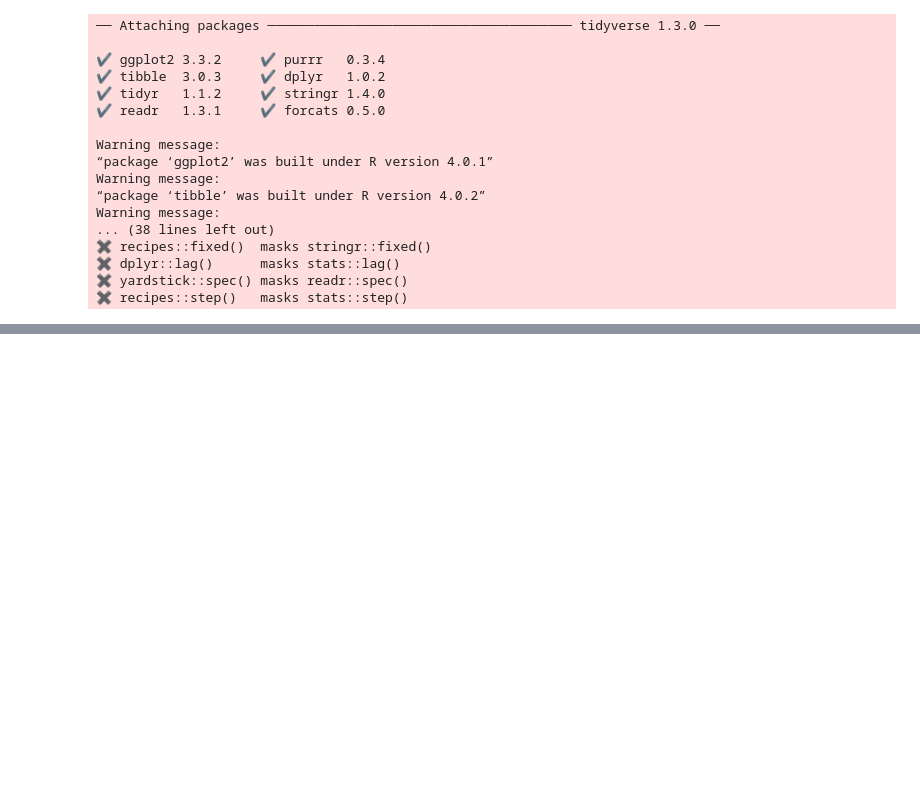
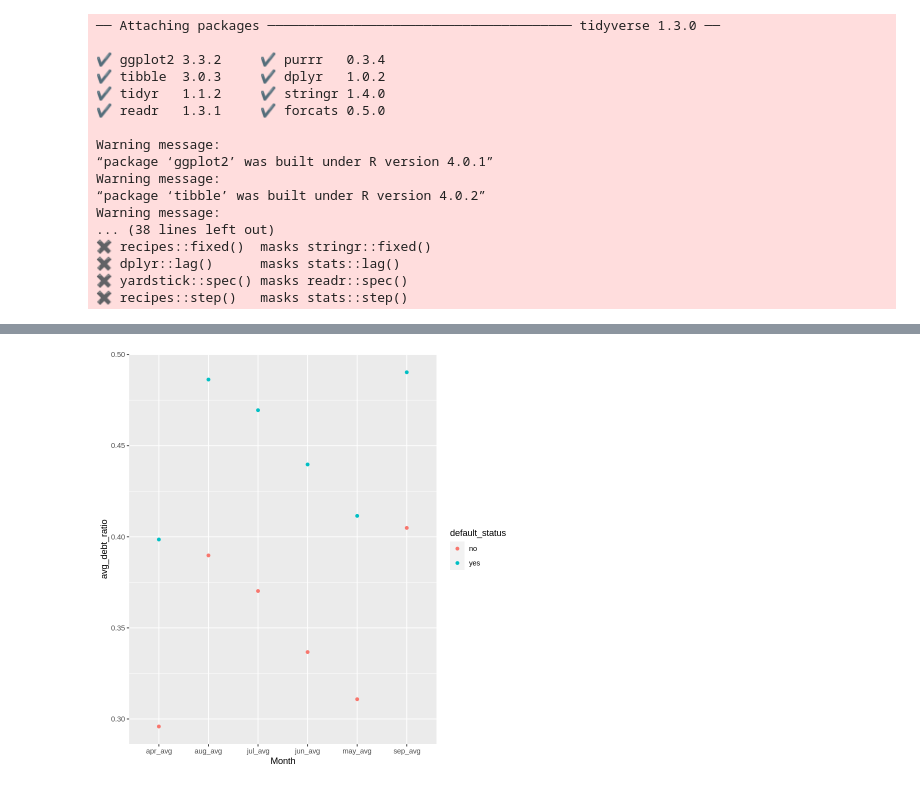
Before and after one commit to jorosafi/dsci-group-project, a Jupyter notebook: rodrigos-sandbox.ipynb, the cells around one changed output, grey strips where cells are left out. Cells and saved outputs as stored; diff of their text form; code cells hidden in the pictures; blank space fills up the shorter version.

```diff
--- a/rodrigos-sandbox.ipynb
+++ b/rodrigos-sandbox.ipynb
@@ -68,0 +70,14 @@ A tibble: 6 × 8
+# %%
+ratio_averages = df_default %>%
+    group_by(default_status) %>%
+    summarize(apr_avg = mean(apr_debt_ratio),
+              may_avg = mean(may_debt_ratio),
+              may_avg = mean(may_debt_ratio),
+              jun_avg = mean(jun_debt_ratio),
+              jul_avg = mean(jul_debt_ratio),
+              aug_avg = mean(aug_debt_ratio),
+              sep_avg = mean(sep_debt_ratio)) %>%
+    pivot_longer(cols = apr_avg:sep_avg,
+                 names_to = "Month",
+                 values_to = "avg_debt_ratio")
+ratio_averages
@@ -68,0 +101,7 @@ A tibble: 6 × 8
+# %%
+debt_ratio_plot = ratio_averages %>%
+    ggplot(aes(x=Month, y=avg_debt_ratio, color=default_status)) +
+    geom_point()
+debt_ratio_plot
+# %% [output]
+[figure, added]
```
Also changed, not shown: parts of 8 cells of this notebook.
